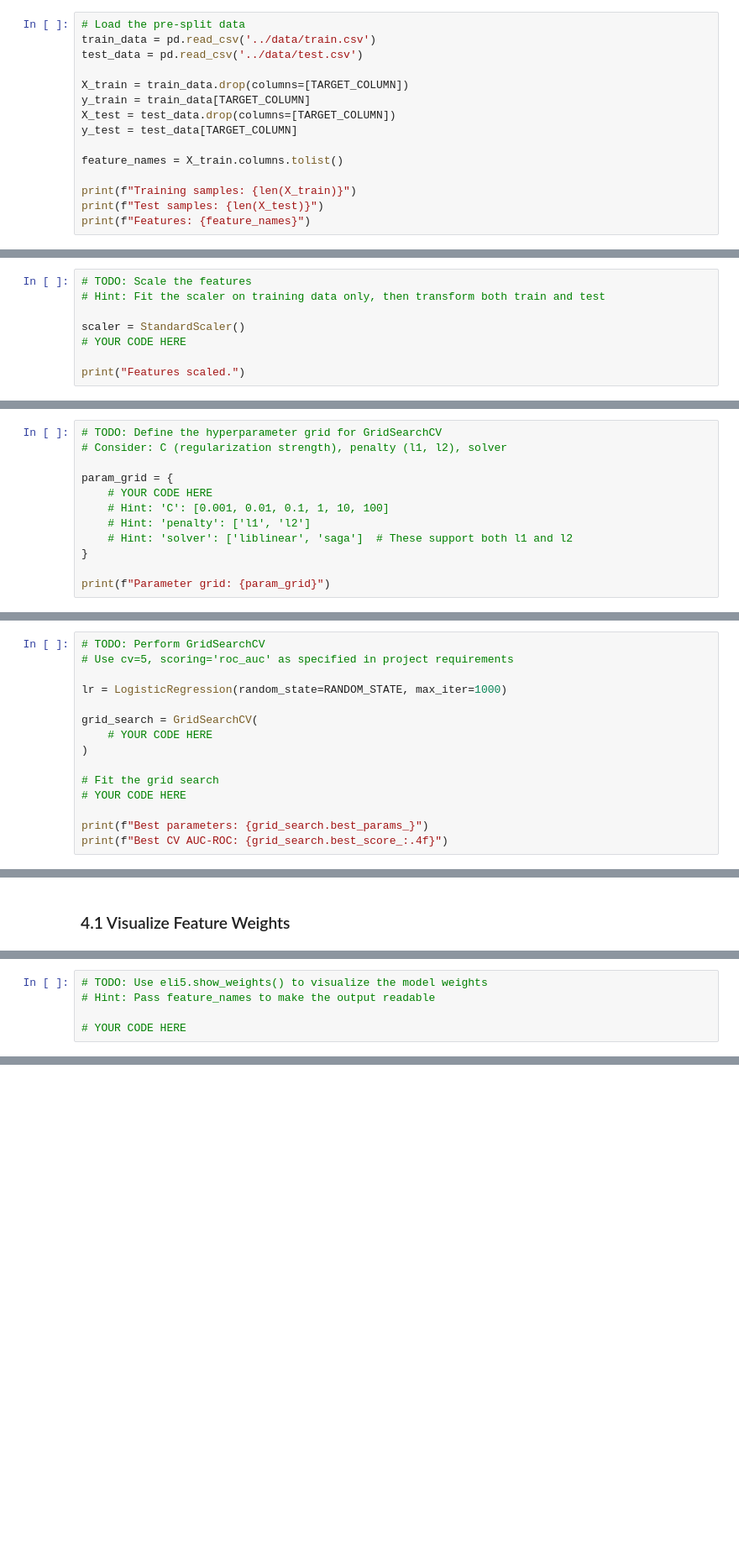
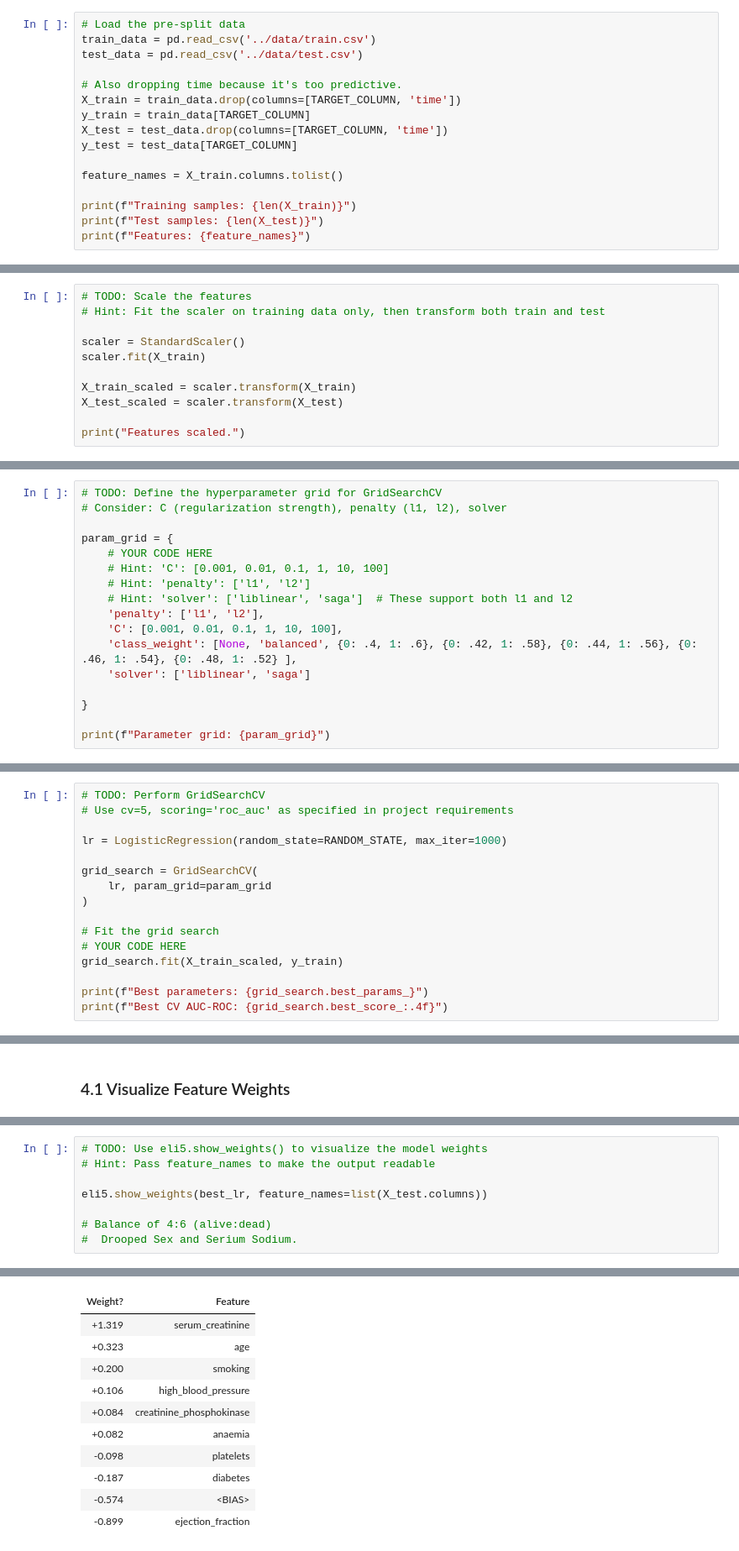
Before and after one commit to WatsonWBlair/cs667, a Jupyter notebook: Projects/Interpretability/notebooks/member_a_logistic_regression.ipynb, the cells around one changed output, grey strips where cells are left out. Shown at 84% size. Drawn from its saved outputs; the diff is of its cells as text; blank space fills up the shorter version.

```diff
--- a/Projects/Interpretability/notebooks/member_a_logistic_regression.ipynb
+++ b/Projects/Interpretability/notebooks/member_a_logistic_regression.ipynb
@@ -34,9 +55,10 @@ TARGET_COLUMN = 'DEATH_EVENT'
 train_data = pd.read_csv('../data/train.csv')
 test_data = pd.read_csv('../data/test.csv')
 
-X_train = train_data.drop(columns=[TARGET_COLUMN])
+# Also dropping time because it's too predictive.
+X_train = train_data.drop(columns=[TARGET_COLUMN, 'time'])
 y_train = train_data[TARGET_COLUMN]
-X_test = test_data.drop(columns=[TARGET_COLUMN])
+X_test = test_data.drop(columns=[TARGET_COLUMN, 'time'])
 y_test = test_data[TARGET_COLUMN]
 
 feature_names = X_train.columns.tolist()
@@ -96,6 +163,9 @@ plt.show()
 # Hint: Fit the scaler on training data only, then transform both train and test
 
 scaler = StandardScaler()
-# YOUR CODE HERE
+scaler.fit(X_train)
+
+X_train_scaled = scaler.transform(X_train)
+X_test_scaled = scaler.transform(X_test)
 
 print("Features scaled.")
@@ -108,6 +180,11 @@ param_grid = {
     # Hint: 'C': [0.001, 0.01, 0.1, 1, 10, 100]
     # Hint: 'penalty': ['l1', 'l2']
     # Hint: 'solver': ['liblinear', 'saga']  # These support both l1 and l2
+    'penalty': ['l1', 'l2'],
+    'C': [0.001, 0.01, 0.1, 1, 10, 100],
+    'class_weight': [None, 'balanced', {0: .4, 1: .6}, {0: .42, 1: .58}, {0: .44, 1: .56}, {0: .46, 1: .54}, {0: .48, 1: .52} ],
+    'solver': ['liblinear', 'saga']
+
 }
 
 print(f"Parameter grid: {param_grid}")
@@ -118,11 +197,12 @@ print(f"Parameter grid: {param_grid}")
 lr = LogisticRegression(random_state=RANDOM_STATE, max_iter=1000)
 
 grid_search = GridSearchCV(
-    # YOUR CODE HERE
+    lr, param_grid=param_grid
 )
 
 # Fit the grid search
 # YOUR CODE HERE
+grid_search.fit(X_train_scaled, y_train)
 
 print(f"Best parameters: {grid_search.best_params_}")
 print(f"Best CV AUC-ROC: {grid_search.best_score_:.4f}")
@@ -166,4 +272,8 @@ print("Model and scaler saved to ../models/")
 # TODO: Use eli5.show_weights() to visualize the model weights
 # Hint: Pass feature_names to make the output readable
 
-# YOUR CODE HERE
+eli5.show_weights(best_lr, feature_names=list(X_test.columns))
+
+# Balance of 4:6 (alive:dead)
+#  Drooped Sex and Serium Sodium.
+# %% [output]
@@ -170,3 +281,14 @@ print("Model and scaler saved to ../models/")
+| Weight? | Feature |
+| +1.319 | serum_creatinine |
+| +0.323 | age |
+| +0.200 | smoking |
+| +0.106 | high_blood_pressure |
+| +0.084 | creatinine_phosphokinase |
+| +0.082 | anaemia |
+| -0.098 | platelets |
+| -0.187 | diabetes |
+| -0.574 | <BIAS> |
+| -0.899 | ejection_fraction |
 # %%
 # TODO: Extract weights as a DataFrame for further analysis
 # Hint: eli5.explain_weights_df() returns a DataFrame
```
Also changed, not shown: parts of 22 cells of this notebook, 3 other files.
